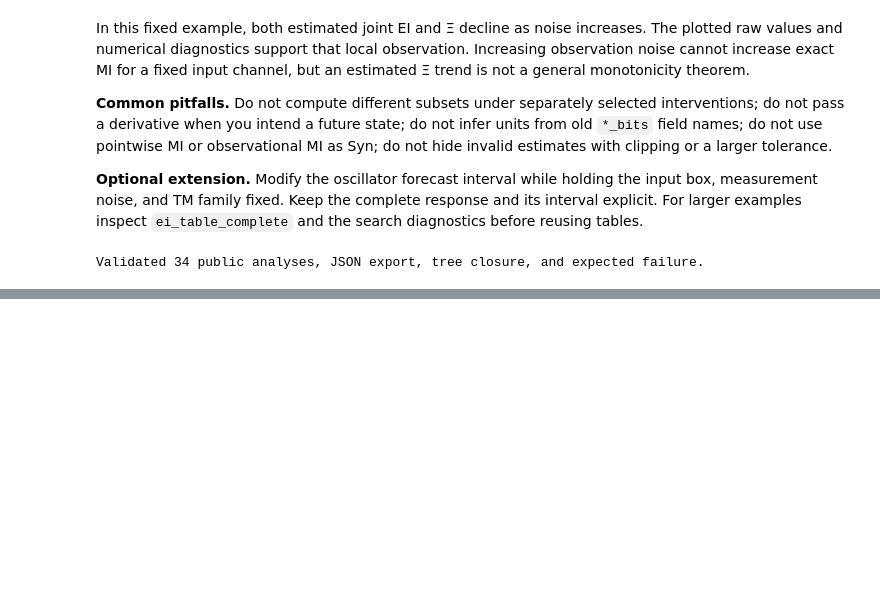
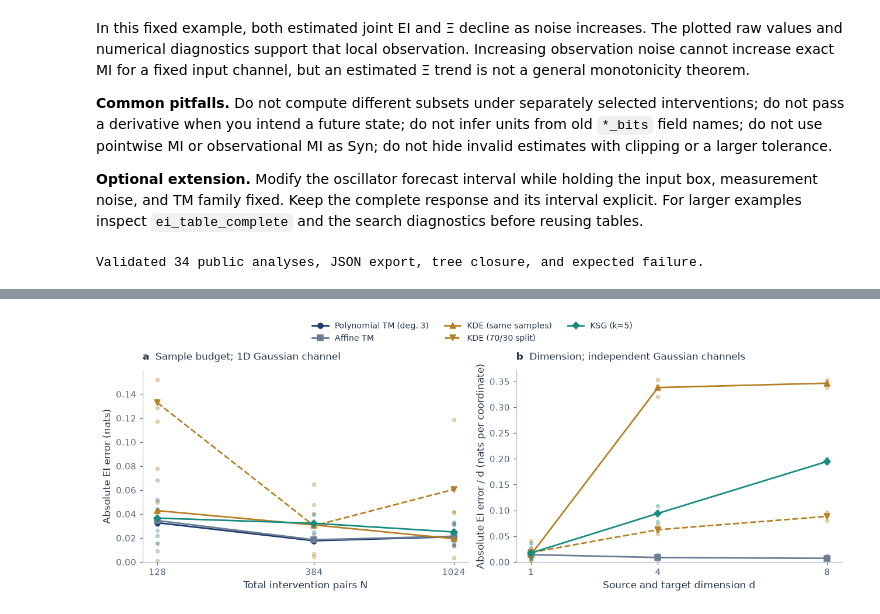
Before and after one commit to Matthew-ymz/EID, a Jupyter notebook: examples/1_feature_overview/example.ipynb, the cells around one changed output, grey strips where cells are left out. Cells and saved outputs as stored; diff of their text form; code cells hidden in the pictures; blank space fills up the shorter version.

```diff
--- a/examples/1_feature_overview/example.ipynb
+++ b/examples/1_feature_overview/example.ipynb
@@ -860,0 +979,4 @@ Validated 34 public analyses, JSON export, tree closure, and expected failure.
+# %%
+comparison_plots.sample_and_dimension(comparison_report, comparison_figure_dir);
+# %% [output]
+[figure, added]
```
Also changed, not shown: parts of 30 cells of this notebook, 32 other files.
